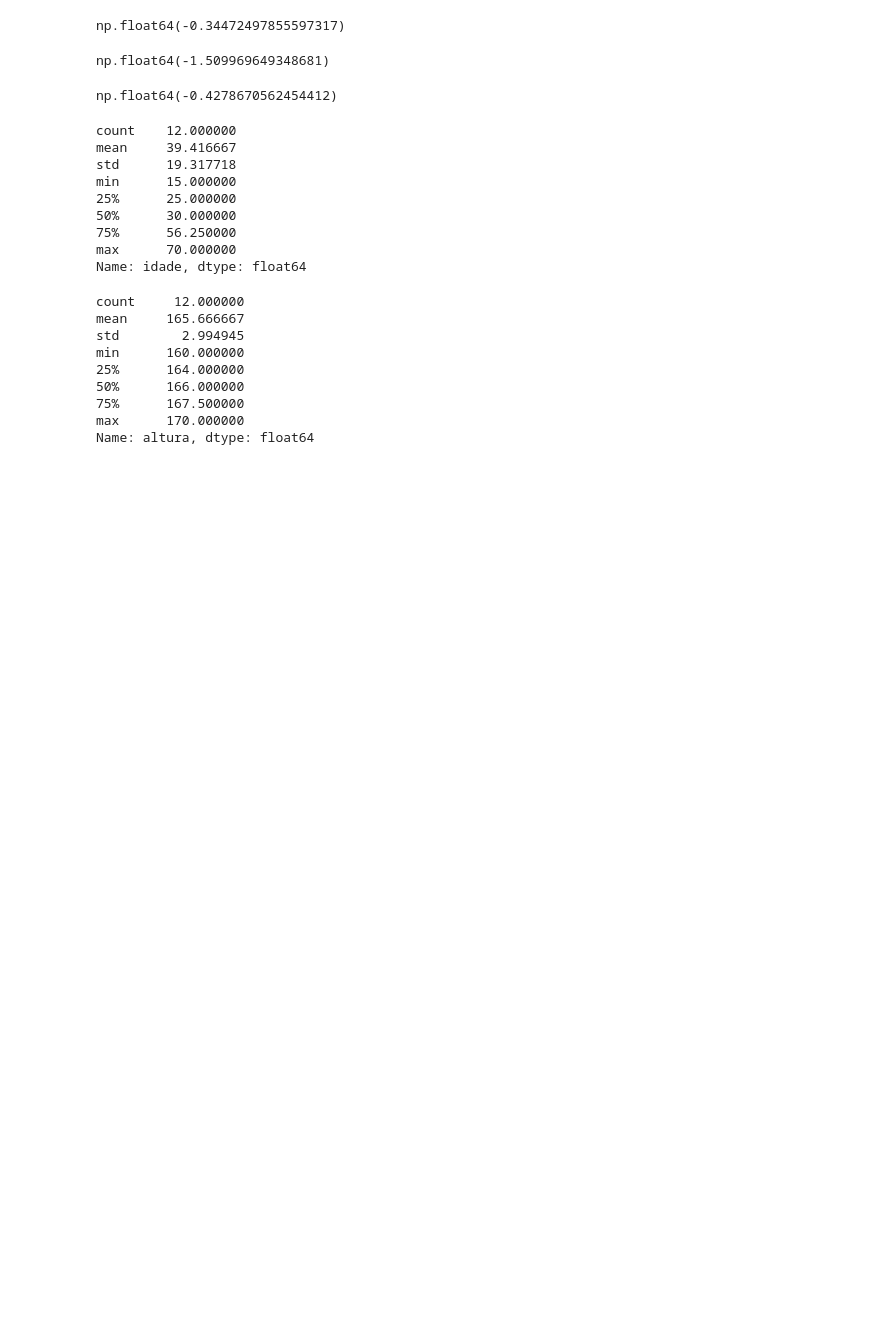
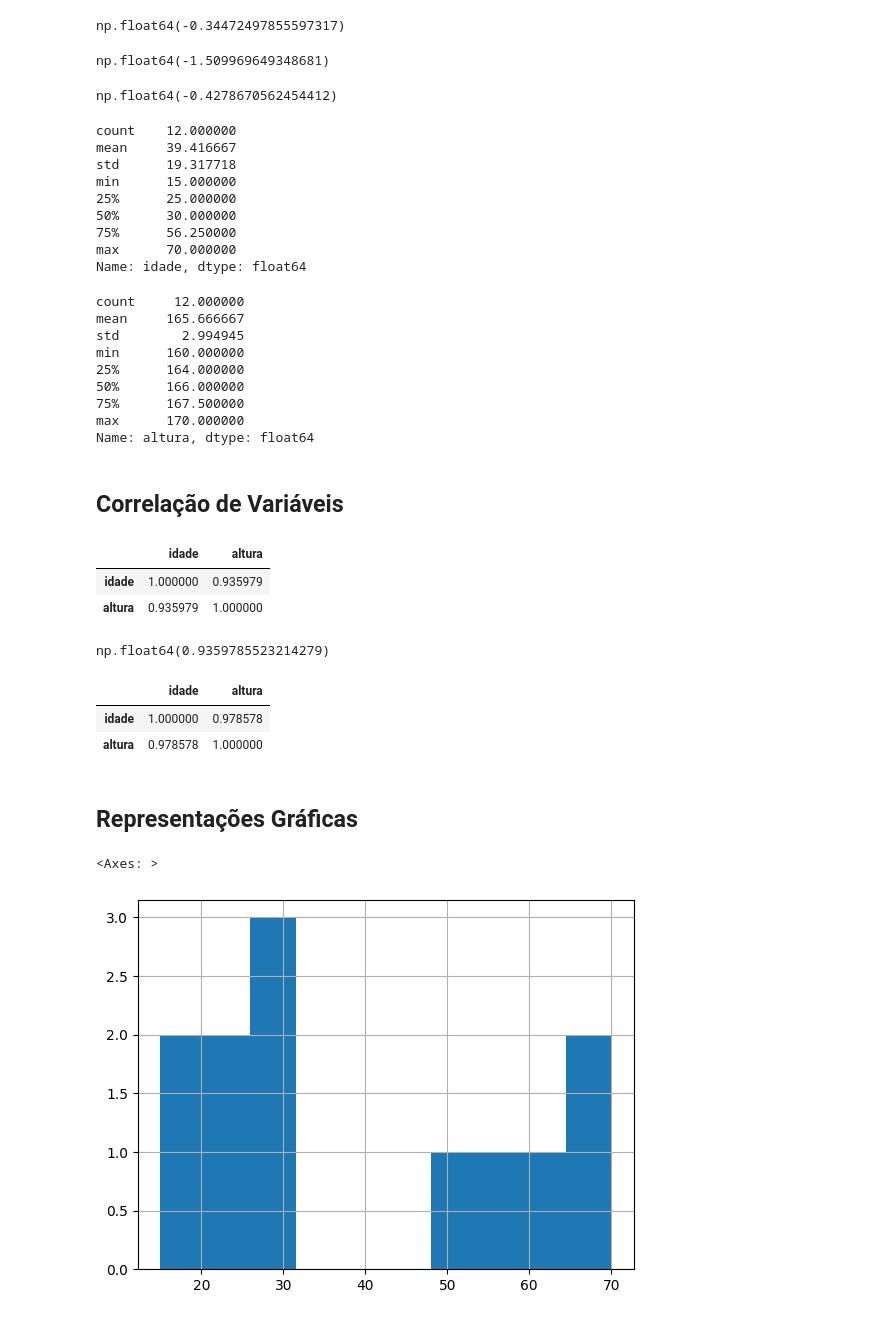
Before and after one commit to leomelegari/medidas-python-ai, a Jupyter notebook: estatistica_devs.ipynb, the cells around one changed output. Drawn from its saved outputs; the diff is of its cells as text; code cells hidden in the pictures; blank space fills up the shorter version.

Commit message:
feat: add graphic statistics

```diff
--- a/estatistica_devs.ipynb
+++ b/estatistica_devs.ipynb
@@ -130,3 +130,32 @@ min      160.000000
 75%      167.500000
 max      170.000000
 Name: altura, dtype: float64
+# %% [markdown]
+## Correlação de Variáveis
+# %%
+# Correlação do dataframe, pearson
+df_medidas.corr(method='pearson')
+# %% [output]
+|  | idade | altura |
+| idade | 1.000000 | 0.935979 |
+| altura | 0.935979 | 1.000000 |
+# %%
+# Correlação entre duas variaveis
+df_medidas.idade.corr(df_medidas.altura)
+# %% [output]
+np.float64(0.9359785523214279)
+# %%
+# correlação do dataframe, spearman
+df_medidas.corr(method="spearman")
+# %% [output]
+|  | idade | altura |
+| idade | 1.000000 | 0.978578 |
+| altura | 0.978578 | 1.000000 |
+# %% [markdown]
+## Representações Gráficas
+# %%
+# histograma - idade
+df_medidas.idade.hist()
+# %% [output]
+<Axes: >
+[figure, added]
```
Also changed, not shown: parts of 10 cells of this notebook, 2 other files.
